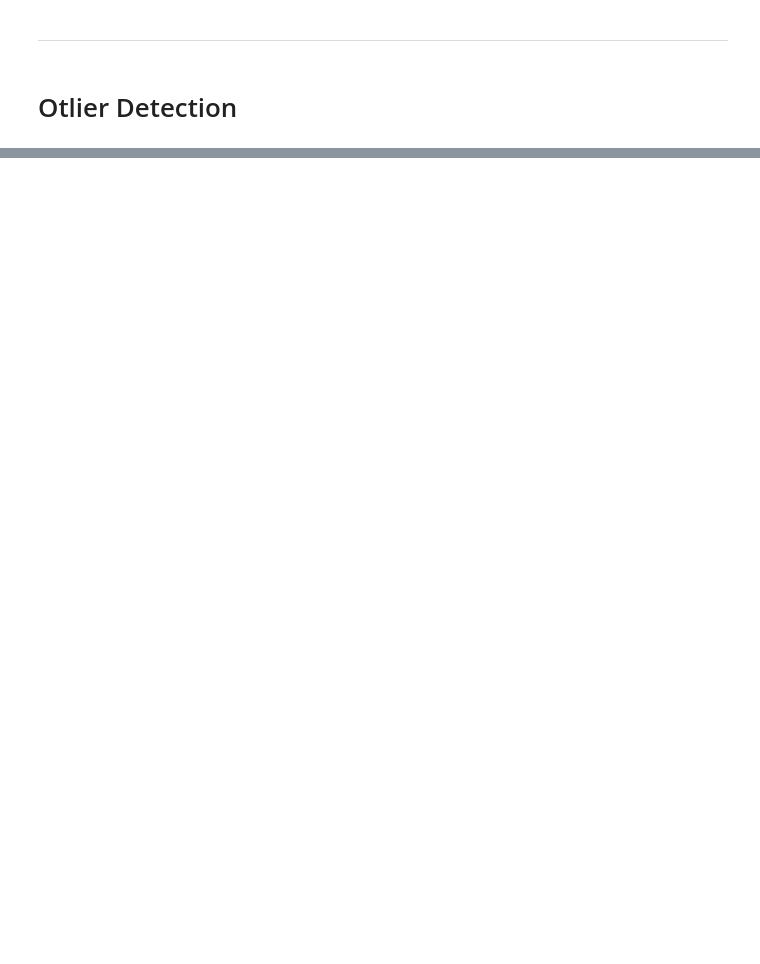
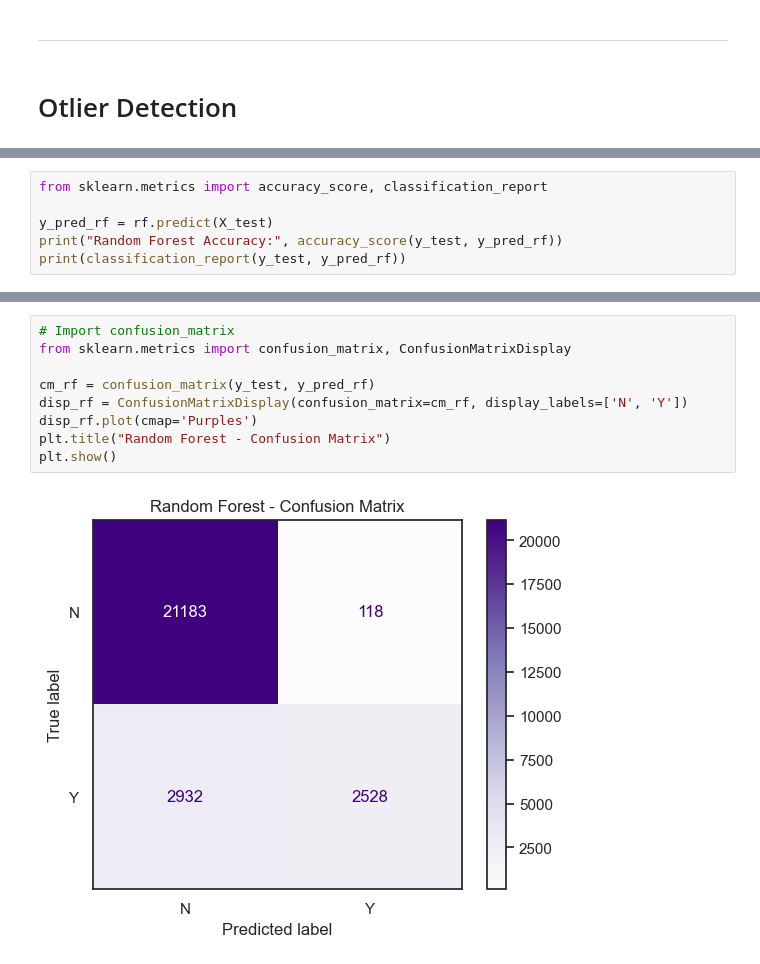
Before and after one commit to thebekhruz/predictive_modelling, a Jupyter notebook: eda/eda.ipynb, the cells around one changed output, grey strips where cells are left out. Drawn from its saved outputs; the diff is of its cells as text; blank space fills up the shorter version.

```diff
--- a/eda/eda.ipynb
+++ b/eda/eda.ipynb
@@ -847,0 +907,6 @@ Columns that are not normally distributed: ['ID', 'Gender', 'approv_in_adv', 'lo
+# %%
+from sklearn.metrics import accuracy_score, classification_report
+
+y_pred_rf = rf.predict(X_test)
+print("Random Forest Accuracy:", accuracy_score(y_test, y_pred_rf))
+print(classification_report(y_test, y_pred_rf))
@@ -847,0 +923,11 @@ Columns that are not normally distributed: ['ID', 'Gender', 'approv_in_adv', 'lo
+# %%
+# Import confusion_matrix
+from sklearn.metrics import confusion_matrix, ConfusionMatrixDisplay
+
+cm_rf = confusion_matrix(y_test, y_pred_rf)
+disp_rf = ConfusionMatrixDisplay(confusion_matrix=cm_rf, display_labels=['N', 'Y'])
+disp_rf.plot(cmap='Purples')
+plt.title("Random Forest - Confusion Matrix")
+plt.show()
+# %% [output]
+[figure, added]
```
Also changed, not shown: parts of 28 cells of this notebook.
